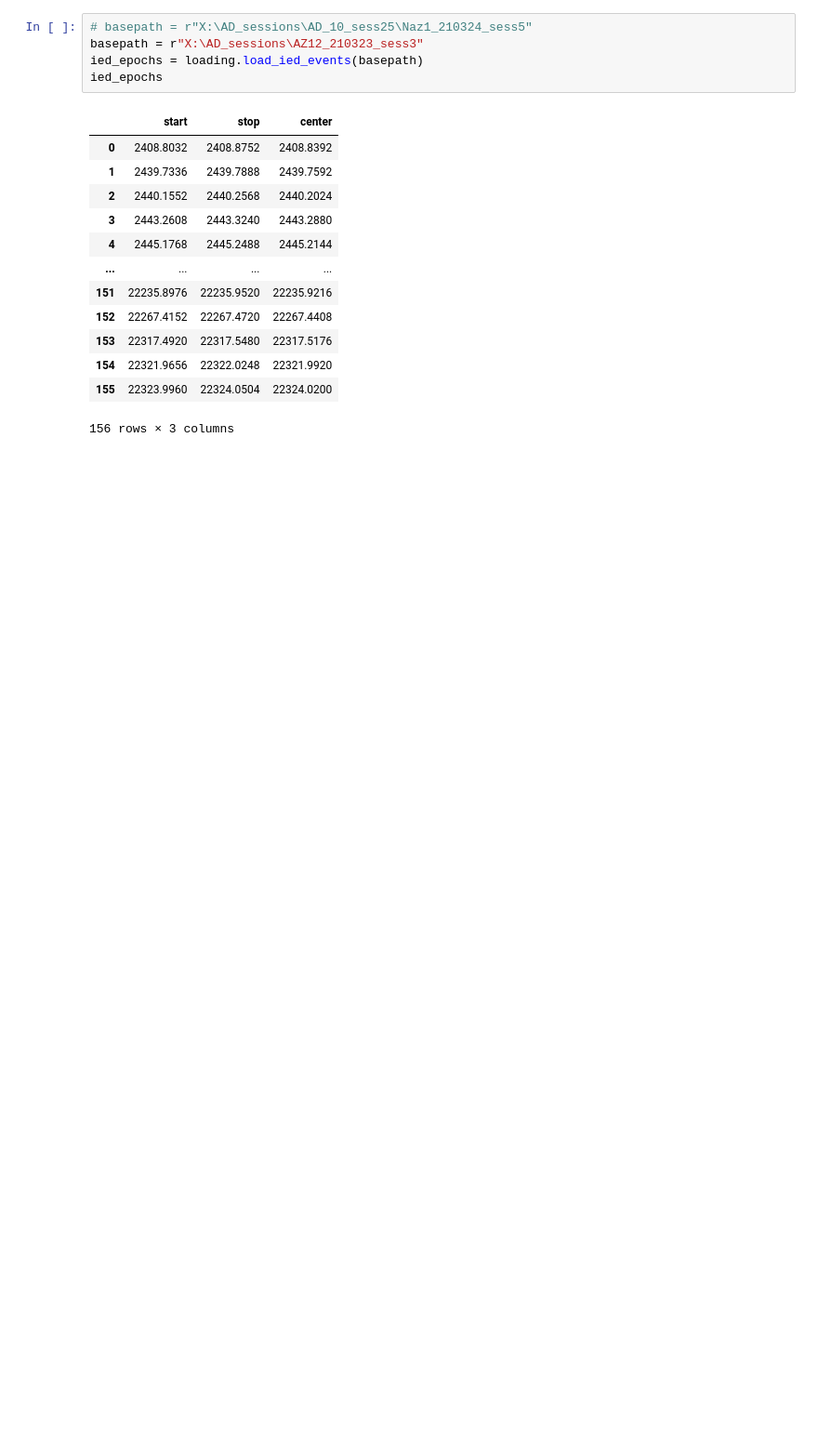
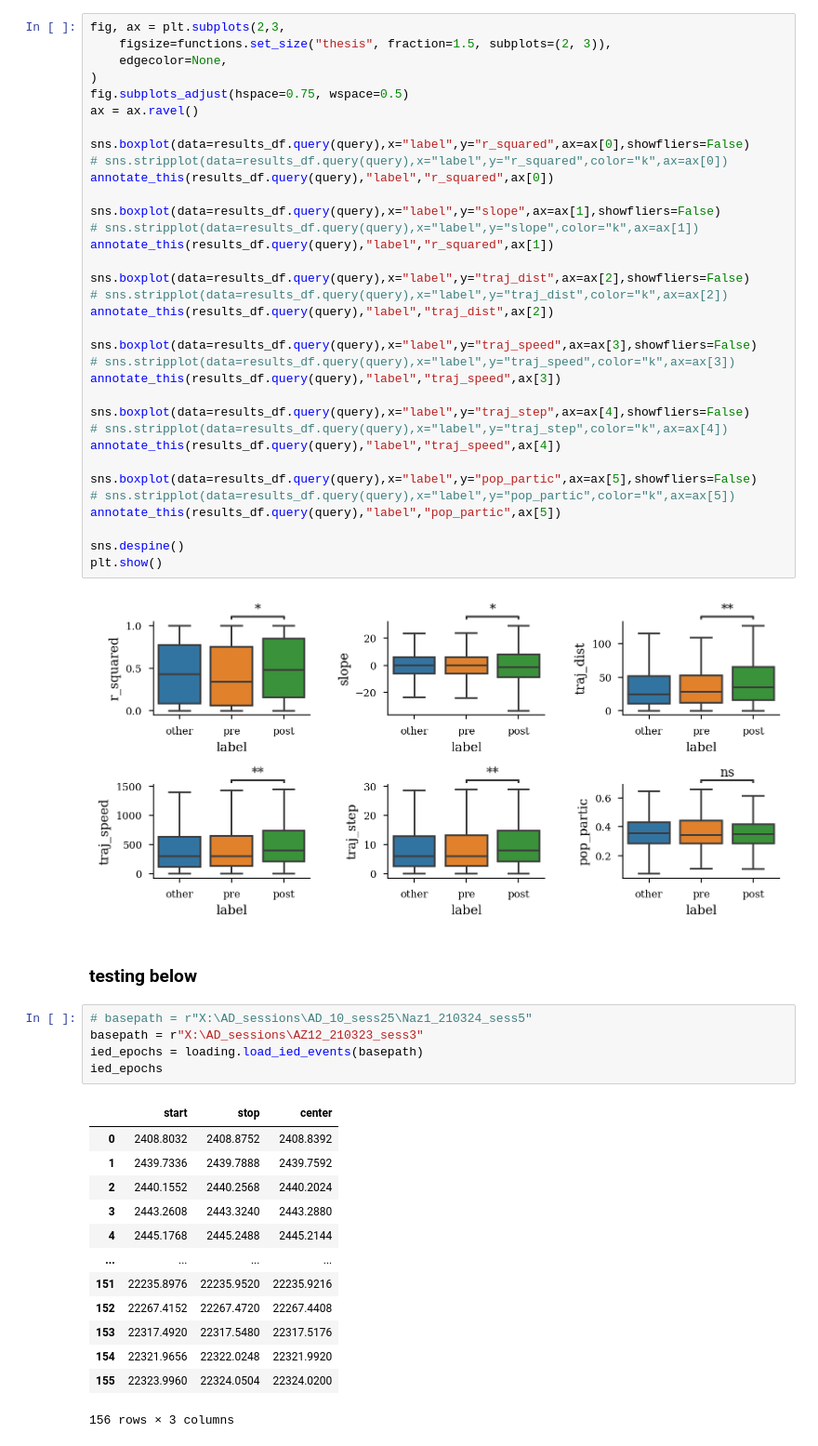
Before and after one commit to ryanharvey1/ad_ied, a Jupyter notebook: scripts/replay/replay_ied.ipynb, the cells around one changed output. Shown: that part at 93% size. Cells and saved outputs as stored; diff of their text form; blank space fills up the shorter version.

```diff
--- a/scripts/replay/replay_ied.ipynb
+++ b/scripts/replay/replay_ied.ipynb
@@ -62,3 +127,41 @@ functions.count_events()
+# %%
+fig, ax = plt.subplots(2,3,
+    figsize=functions.set_size("thesis", fraction=1.5, subplots=(2, 3)),
+    edgecolor=None,
+)
+fig.subplots_adjust(hspace=0.75, wspace=0.5)
+ax = ax.ravel()
+
+sns.boxplot(data=results_df.query(query),x="label",y="r_squared",ax=ax[0],showfliers=False)
+# sns.stripplot(data=results_df.query(query),x="label",y="r_squared",color="k",ax=ax[0])
+annotate_this(results_df.query(query),"label","r_squared",ax[0])
+
+sns.boxplot(data=results_df.query(query),x="label",y="slope",ax=ax[1],showfliers=False)
+# sns.stripplot(data=results_df.query(query),x="label",y="slope",color="k",ax=ax[1])
+annotate_this(results_df.query(query),"label","r_squared",ax[1])
+
+sns.boxplot(data=results_df.query(query),x="label",y="traj_dist",ax=ax[2],showfliers=False)
+# sns.stripplot(data=results_df.query(query),x="label",y="traj_dist",color="k",ax=ax[2])
+annotate_this(results_df.query(query),"label","traj_dist",ax[2])
+
+sns.boxplot(data=results_df.query(query),x="label",y="traj_speed",ax=ax[3],showfliers=False)
+# sns.stripplot(data=results_df.query(query),x="label",y="traj_speed",color="k",ax=ax[3])
+annotate_this(results_df.query(query),"label","traj_speed",ax[3])
+
+sns.boxplot(data=results_df.query(query),x="label",y="traj_step",ax=ax[4],showfliers=False)
+# sns.stripplot(data=results_df.query(query),x="label",y="traj_step",color="k",ax=ax[4])
+annotate_this(results_df.query(query),"label","traj_speed",ax[4])
+
+sns.boxplot(data=results_df.query(query),x="label",y="pop_partic",ax=ax[5],showfliers=False)
+# sns.stripplot(data=results_df.query(query),x="label",y="pop_partic",color="k",ax=ax[5])
+annotate_this(results_df.query(query),"label","pop_partic",ax[5])
+
+sns.despine()
+plt.show()
+# %% [output]
+[figure, added]
+# %% [markdown]
+### testing below
 # %%
 # basepath = r"X:\AD_sessions\AD_10_sess25\Naz1_210324_sess5"
 basepath = r"X:\AD_sessions\AZ12_210323_sess3"
```
Also changed, not shown: parts of 11 cells of this notebook.
